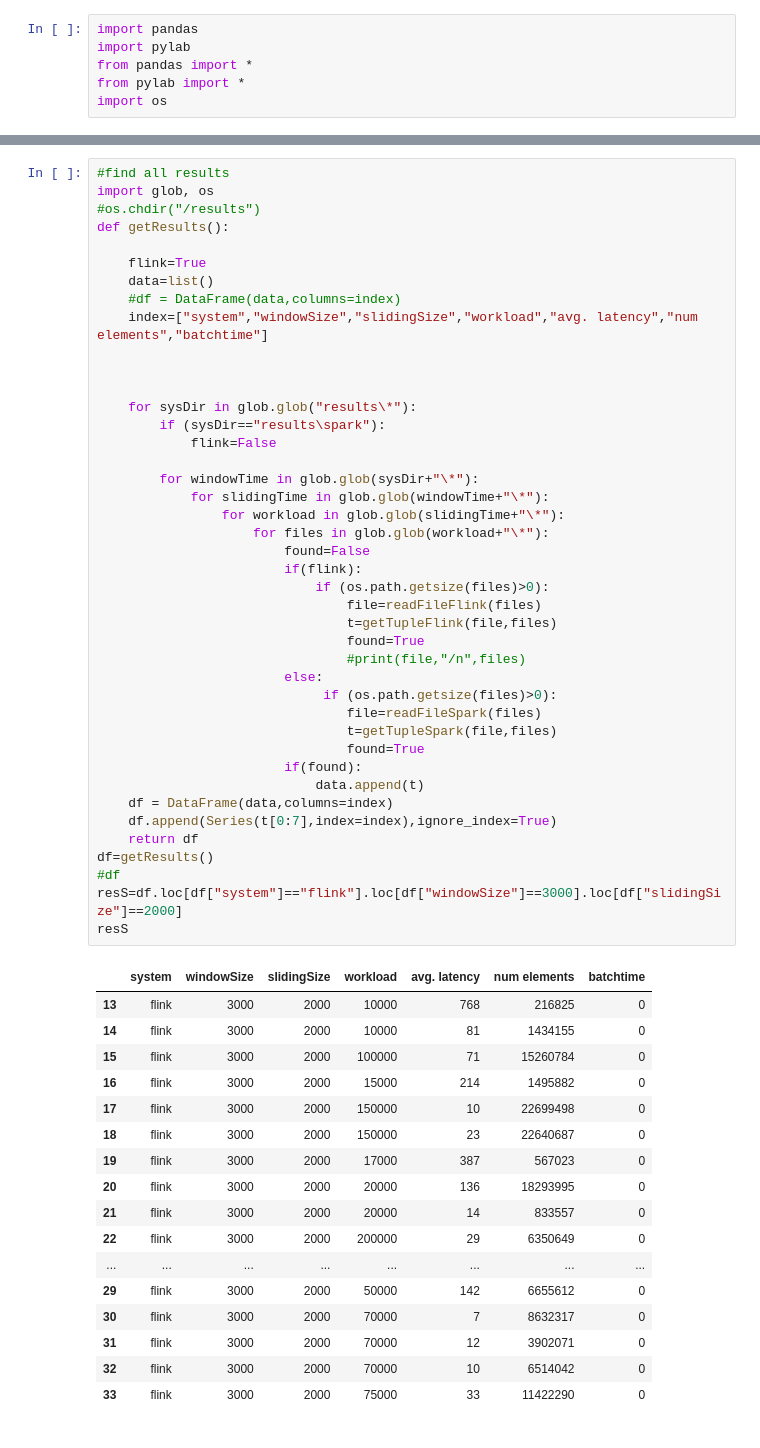
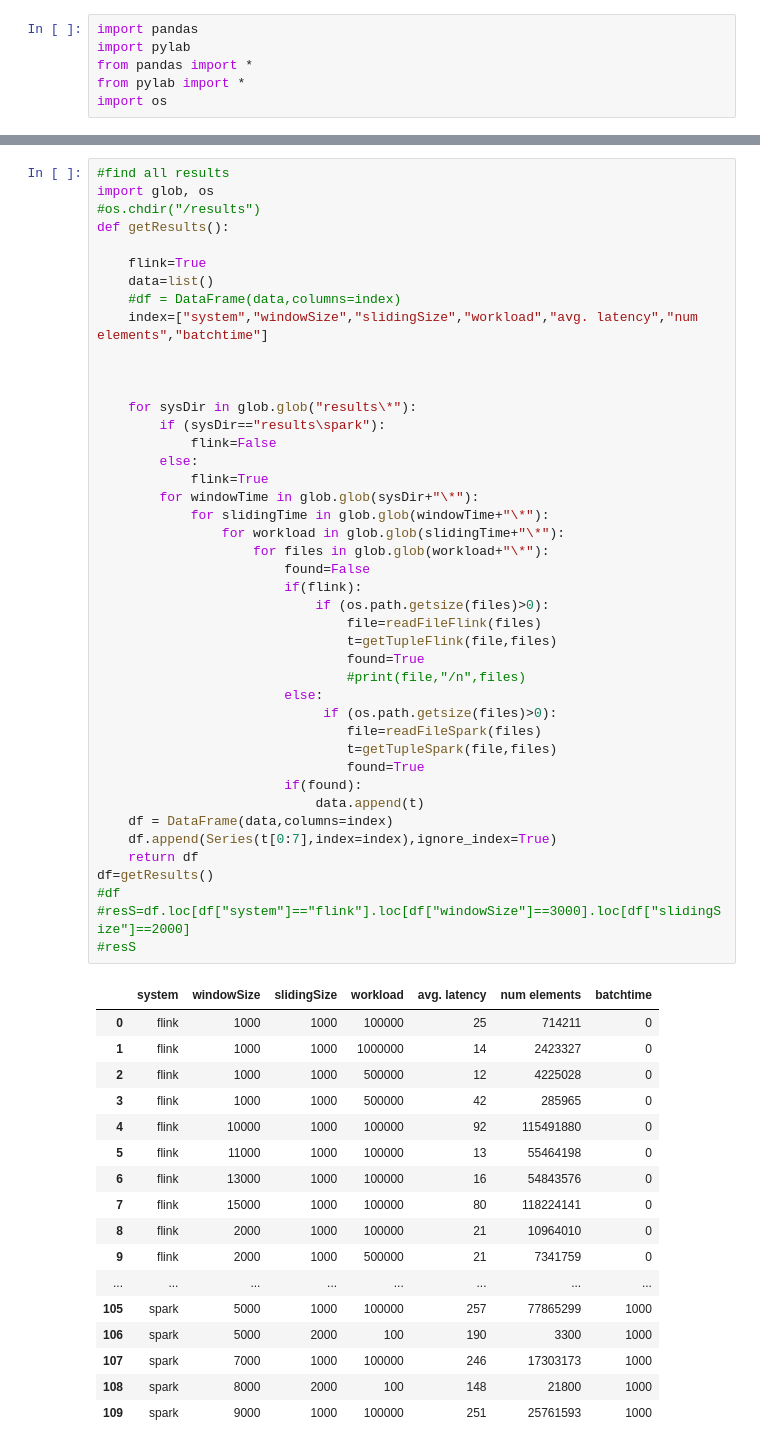
Before and after one commit to plehmann93/bdapro_winagg, a Jupyter notebook: bdapro-winagg/src/main/resources/pandas_test.ipynb, the cells around one changed output, grey strips where cells are left out. Saved outputs shown, nothing was run; the diff lists cells and outputs as text.

```diff
--- a/bdapro-winagg/src/main/resources/pandas_test.ipynb
+++ b/bdapro-winagg/src/main/resources/pandas_test.ipynb
@@ -51,49 +105,50 @@ def getResults():
 
 
     for sysDir in glob.glob("results\*"):
         if (sysDir=="results\spark"):
             flink=False
-
+        else:
+            flink=True
         for windowTime in glob.glob(sysDir+"\*"):
             for slidingTime in glob.glob(windowTime+"\*"):
                 for workload in glob.glob(slidingTime+"\*"):
                     for files in glob.glob(workload+"\*"):
                         found=False
                         if(flink):
                             if (os.path.getsize(files)>0):
                                 file=readFileFlink(files)
                                 t=getTupleFlink(file,files)
                                 found=True
                                 #print(file,"/n",files)
                         else:
                              if (os.path.getsize(files)>0):
                                 file=readFileSpark(files)
                                 t=getTupleSpark(file,files)
                                 found=True
                         if(found):
                             data.append(t)
     df = DataFrame(data,columns=index)
     df.append(Series(t[0:7],index=index),ignore_index=True)
     return df
 df=getResults()
 #df
-resS=df.loc[df["system"]=="flink"].loc[df["windowSize"]==3000].loc[df["slidingSize"]==2000]
-resS
+#resS=df.loc[df["system"]=="flink"].loc[df["windowSize"]==3000].loc[df["slidingSize"]==2000]
+#resS
 # %% [output]
 |  | system | windowSize | slidingSize | workload | avg. latency | num elements | batchtime |
-| 13 | flink | 3000 | 2000 | 10000 | 768 | 216825 | 0 |
-| 14 | flink | 3000 | 2000 | 10000 | 81 | 1434155 | 0 |
-| 15 | flink | 3000 | 2000 | 100000 | 71 | 15260784 | 0 |
-| 16 | flink | 3000 | 2000 | 15000 | 214 | 1495882 | 0 |
-| 17 | flink | 3000 | 2000 | 150000 | 10 | 22699498 | 0 |
-| 18 | flink | 3000 | 2000 | 150000 | 23 | 22640687 | 0 |
-| 19 | flink | 3000 | 2000 | 17000 | 387 | 567023 | 0 |
-| 20 | flink | 3000 | 2000 | 20000 | 136 | 18293995 | 0 |
-| 21 | flink | 3000 | 2000 | 20000 | 14 | 833557 | 0 |
-| 22 | flink | 3000 | 2000 | 200000 | 29 | 6350649 | 0 |
+| 0 | flink | 1000 | 1000 | 100000 | 25 | 714211 | 0 |
+| 1 | flink | 1000 | 1000 | 1000000 | 14 | 2423327 | 0 |
+| 2 | flink | 1000 | 1000 | 500000 | 12 | 4225028 | 0 |
+| 3 | flink | 1000 | 1000 | 500000 | 42 | 285965 | 0 |
+| 4 | flink | 10000 | 1000 | 100000 | 92 | 115491880 | 0 |
+| 5 | flink | 11000 | 1000 | 100000 | 13 | 55464198 | 0 |
+| 6 | flink | 13000 | 1000 | 100000 | 16 | 54843576 | 0 |
+| 7 | flink | 15000 | 1000 | 100000 | 80 | 118224141 | 0 |
+| 8 | flink | 2000 | 1000 | 100000 | 21 | 10964010 | 0 |
+| 9 | flink | 2000 | 1000 | 500000 | 21 | 7341759 | 0 |
 | ... | ... | ... | ... | ... | ... | ... | ... |
-| 29 | flink | 3000 | 2000 | 50000 | 142 | 6655612 | 0 |
-| 30 | flink | 3000 | 2000 | 70000 | 7 | 8632317 | 0 |
-| 31 | flink | 3000 | 2000 | 70000 | 12 | 3902071 | 0 |
-| 32 | flink | 3000 | 2000 | 70000 | 10 | 6514042 | 0 |
-| 33 | flink | 3000 | 2000 | 75000 | 33 | 11422290 | 0 |
+| 105 | spark | 5000 | 1000 | 100000 | 257 | 77865299 | 1000 |
+| 106 | spark | 5000 | 2000 | 100 | 190 | 3300 | 1000 |
+| 107 | spark | 7000 | 1000 | 100000 | 246 | 17303173 | 1000 |
+| 108 | spark | 8000 | 2000 | 100 | 148 | 21800 | 1000 |
+| 109 | spark | 9000 | 1000 | 100000 | 251 | 25761593 | 1000 |
```
Also changed, not shown: parts of 3 cells of this notebook.
